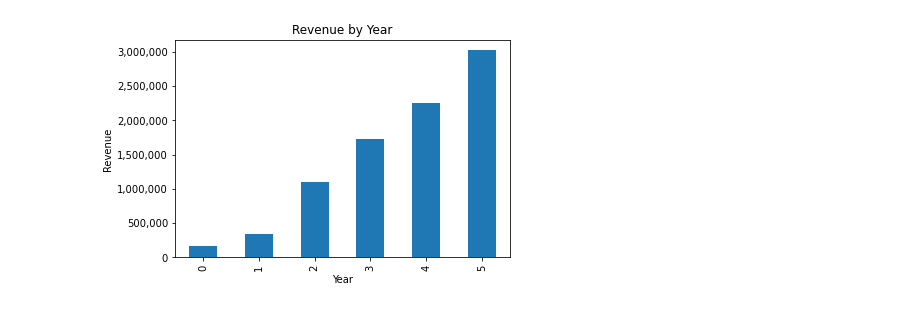
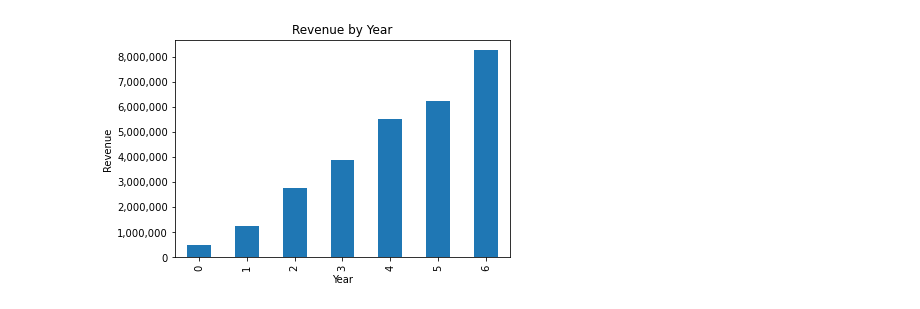
Before and after one commit to admatuszak/Cohort-Table, a Jupyter notebook: Cohort.ipynb, the cells around one changed output. Drawn from its saved outputs; the diff is of its cells as text; code cells hidden in the pictures.

```diff
--- a/Cohort.ipynb
+++ b/Cohort.ipynb
@@ -138,0 +39,5 @@ Revenue by Year
+# %%
+myTable_revised = CohortTable(forecast_period=7, n_years=4, hires_per_year=[2,2,2,3,4,6], \
+                      revenue_goal=1000000, annual_attrition=.16, first_year_full_hire=True, attrition_y0=False)
+
+myTable_revised.print_all_tables()
@@ -139,7 +75,7 @@ Revenue by Year
 # %%
-ax = myTable.revenue_df.loc['Sum of Revenue'].plot(kind='bar', title='Revenue by Year')
+ax = myTable_revised.revenue_df.loc['Sum of Revenue'].plot(kind='bar', title='Revenue by Year')
 ax.set_xlabel('Year')
 ax.set_ylabel('Revenue')
 ax.yaxis.set_major_formatter(FuncFormatter('{0:,.0f}'.format))
 # %% [output]
-[figure, old version]
+[figure, new version]
```
Also changed, not shown: parts of 8 cells of this notebook, 2 other files.
